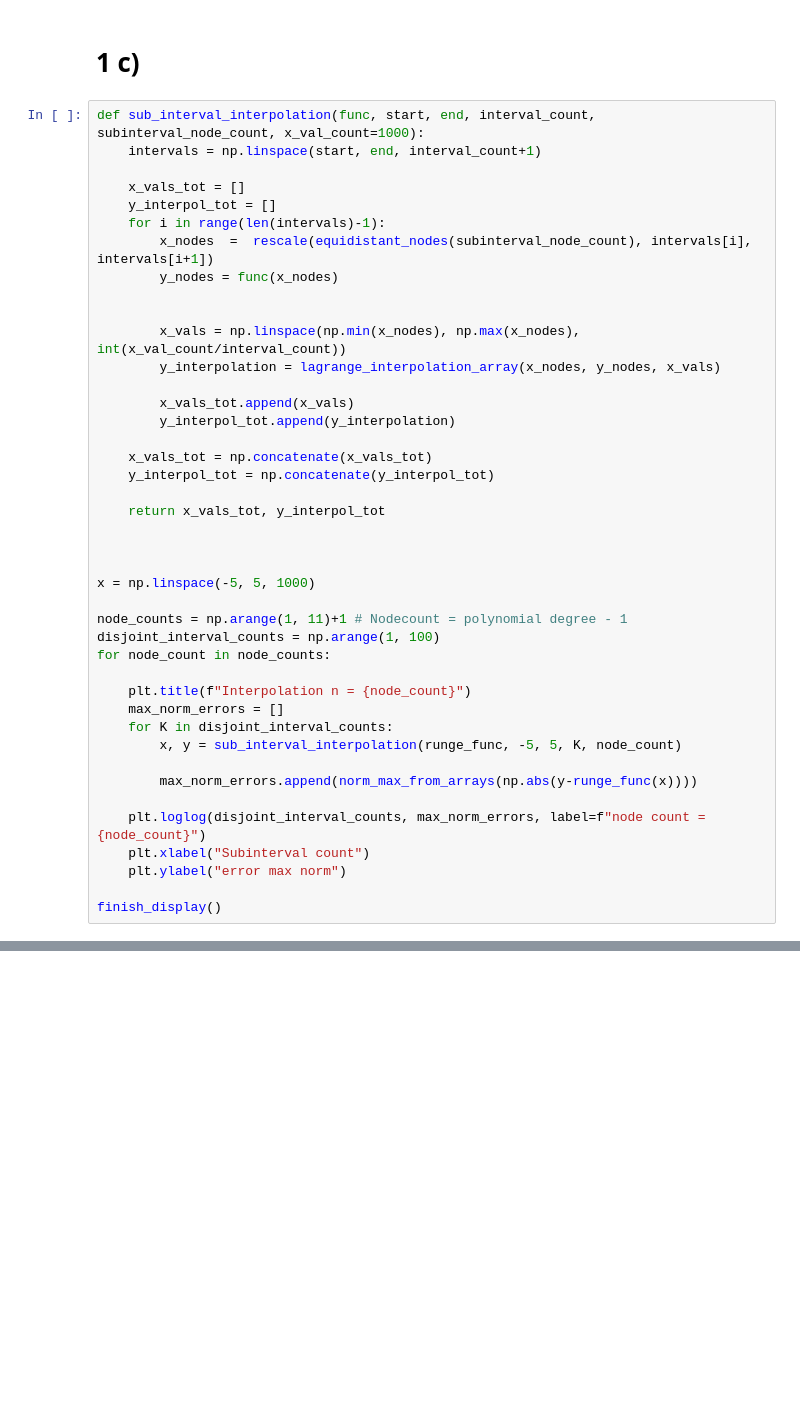
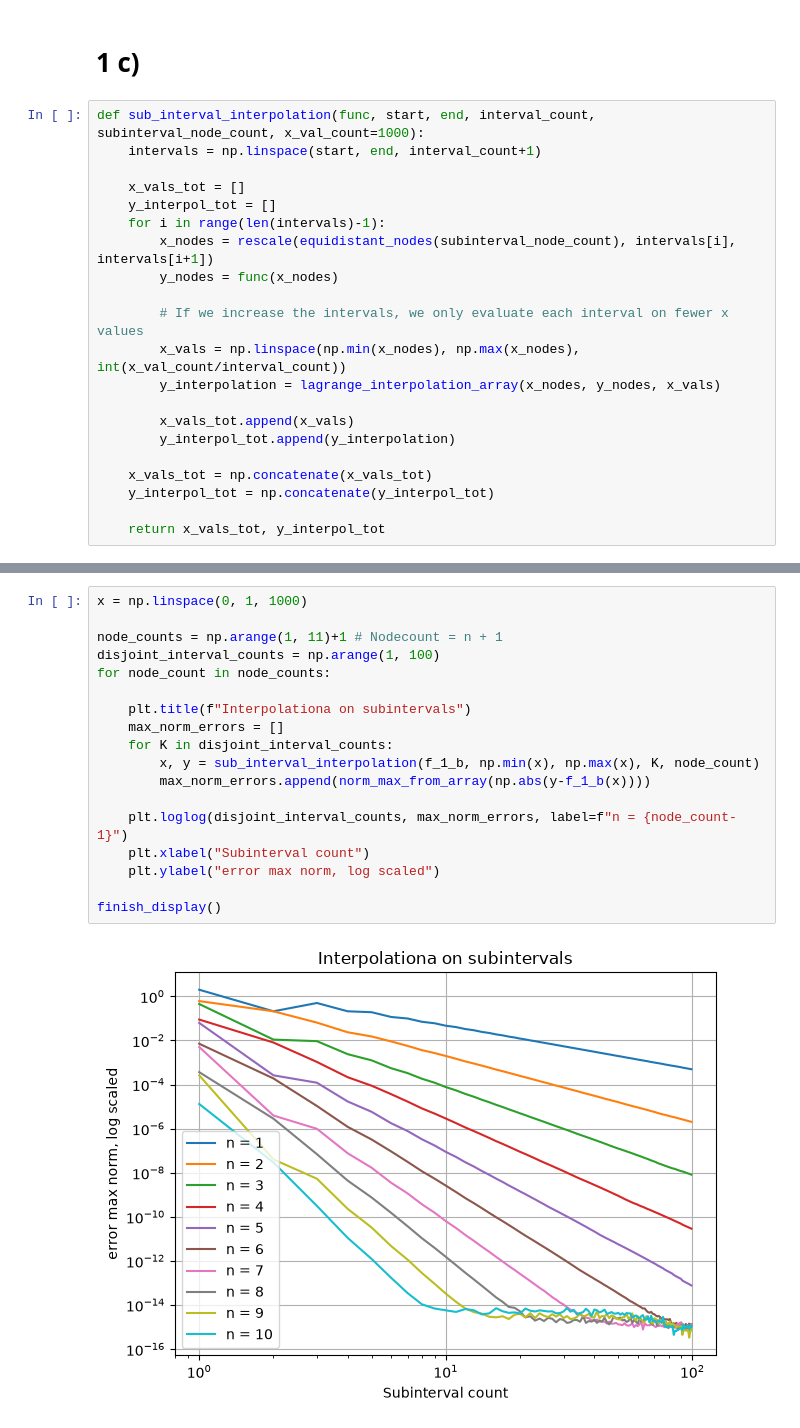
Before and after one commit to rom-thom/Skule_ting, a Jupyter notebook: fysmat/nummat/prosjekt/prosjekt_1/oppg_1.ipynb, the cells around one changed output, grey strips where cells are left out. Drawn from its saved outputs; the diff is of its cells as text; blank space fills up the shorter version.

```diff
--- a/fysmat/nummat/prosjekt/prosjekt_1/oppg_1.ipynb
+++ b/fysmat/nummat/prosjekt/prosjekt_1/oppg_1.ipynb
@@ -317,10 +333,10 @@ def sub_interval_interpolation(func, start, end, interval_count, subinterval_nod
     x_vals_tot = []
     y_interpol_tot = []
     for i in range(len(intervals)-1):
-        x_nodes  =  rescale(equidistant_nodes(subinterval_node_count), intervals[i], intervals[i+1])
+        x_nodes = rescale(equidistant_nodes(subinterval_node_count), intervals[i], intervals[i+1])
         y_nodes = func(x_nodes)
 
-
+        # If we increase the intervals, we only evaluate each interval on fewer x values
         x_vals = np.linspace(np.min(x_nodes), np.max(x_nodes), int(x_val_count/interval_count))
         y_interpolation = lagrange_interpolation_array(x_nodes, y_nodes, x_vals)
 
@@ -331,24 +347,3 @@ def sub_interval_interpolation(func, start, end, interval_count, subinterval_nod
     y_interpol_tot = np.concatenate(y_interpol_tot)
 
     return x_vals_tot, y_interpol_tot
-
-
-
-x = np.linspace(-5, 5, 1000)
-
-node_counts = np.arange(1, 11)+1 # Nodecount = polynomial degree - 1
-disjoint_interval_counts = np.arange(1, 100)
-for node_count in node_counts:
-
-    plt.title(f"Interpolation n = {node_count}")
-    max_norm_errors = []
-    for K in disjoint_interval_counts:
-        x, y = sub_interval_interpolation(runge_func, -5, 5, K, node_count)
-
-        max_norm_errors.append(norm_max_from_arrays(np.abs(y-runge_func(x))))
-
-    plt.loglog(disjoint_interval_counts, max_norm_errors, label=f"node count = {node_count}")
-    plt.xlabel("Subinterval count")
-    plt.ylabel("error max norm")
-
-finish_display()
@@ -356,0 +350,20 @@ finish_display()
+# %%
+x = np.linspace(0, 1, 1000)
+
+node_counts = np.arange(1, 11)+1 # Nodecount = n + 1
+disjoint_interval_counts = np.arange(1, 100)
+for node_count in node_counts:
+
+    plt.title(f"Interpolationa on subintervals")
+    max_norm_errors = []
+    for K in disjoint_interval_counts:
+        x, y = sub_interval_interpolation(f_1_b, np.min(x), np.max(x), K, node_count)
+        max_norm_errors.append(norm_max_from_array(np.abs(y-f_1_b(x))))
+
+    plt.loglog(disjoint_interval_counts, max_norm_errors, label=f"n = {node_count-1}")
+    plt.xlabel("Subinterval count")
+    plt.ylabel("error max norm, log scaled")
+
+finish_display()
+# %% [output]
+[figure, added]
```
Also changed, not shown: parts of 23 cells of this notebook.
